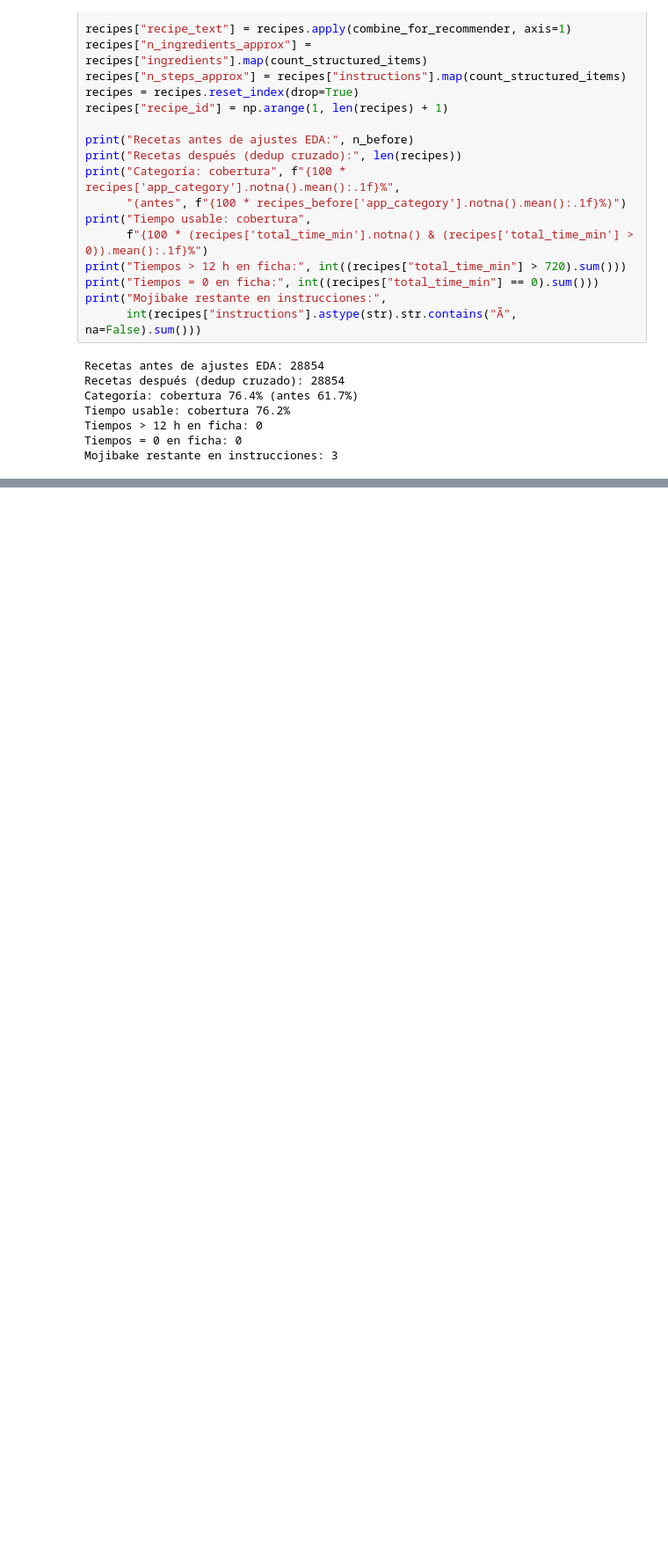
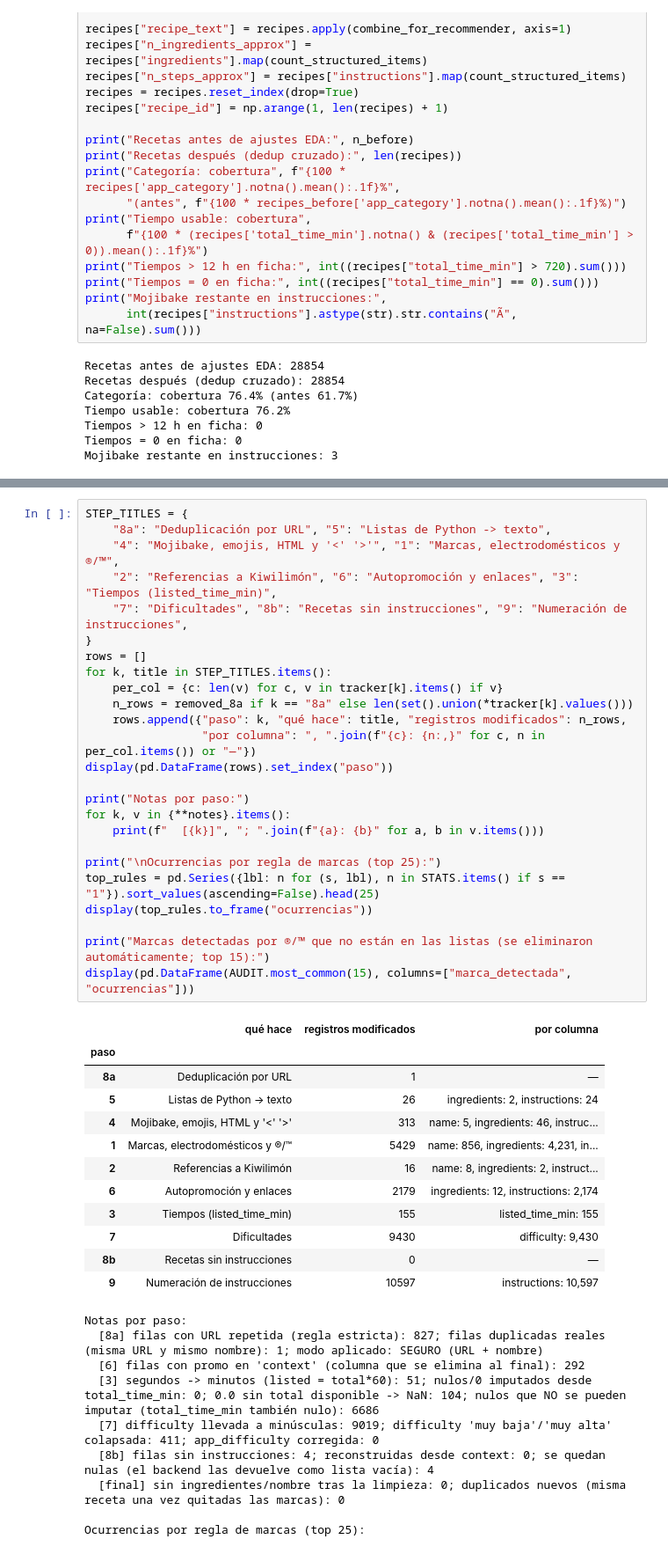
Before and after one commit to lezti02/chefWise, a Jupyter notebook: notebooks/01_limpieza_y_unificacion_recetas.ipynb, the cells around one changed output, grey strips where cells are left out. Shown at 88% size. Cells and saved outputs as stored; diff of their text form; blank space fills up the shorter version.

Commit message:
Limpieza, EDA e Ingenieria Inicial

```diff
--- a/notebooks/01_limpieza_y_unificacion_recetas.ipynb
+++ b/notebooks/01_limpieza_y_unificacion_recetas.ipynb
@@ -1583,0 +2181,47 @@ Figura: 09_tiempo_usable.png
+# %%
+STEP_TITLES = {
+    "8a": "Deduplicación por URL", "5": "Listas de Python -> texto",
+    "4": "Mojibake, emojis, HTML y '<' '>'", "1": "Marcas, electrodomésticos y ®/™",
+    "2": "Referencias a Kiwilimón", "6": "Autopromoción y enlaces", "3": "Tiempos (listed_time_min)",
+    "7": "Dificultades", "8b": "Recetas sin instrucciones", "9": "Numeración de instrucciones",
+}
+rows = []
+for k, title in STEP_TITLES.items():
+    per_col = {c: len(v) for c, v in tracker[k].items() if v}
+    n_rows = removed_8a if k == "8a" else len(set().union(*tracker[k].values()))
+    rows.append({"paso": k, "qué hace": title, "registros modificados": n_rows,
+                 "por columna": ", ".join(f"{c}: {n:,}" for c, n in per_col.items()) or "—"})
+display(pd.DataFrame(rows).set_index("paso"))
+
+print("Notas por paso:")
+for k, v in {**notes}.items():
+    print(f"  [{k}]", "; ".join(f"{a}: {b}" for a, b in v.items()))
+
+print("\nOcurrencias por regla de marcas (top 25):")
+top_rules = pd.Series({lbl: n for (s, lbl), n in STATS.items() if s == "1"}).sort_values(ascending=False).head(25)
+display(top_rules.to_frame("ocurrencias"))
+
+print("Marcas detectadas por ®/™ que no están en las listas (se eliminaron automáticamente; top 15):")
+display(pd.DataFrame(AUDIT.most_common(15), columns=["marca_detectada", "ocurrencias"]))
+# %% [output]
+|  | qué hace | registros modificados | por columna |
+| paso |  |  |  |
+| 8a | Deduplicación por URL | 1 | — |
+| 5 | Listas de Python -> texto | 26 | ingredients: 2, instructions: 24 |
+| 4 | Mojibake, emojis, HTML y '<' '>' | 313 | name: 5, ingredients: 46, instruc... |
+| 1 | Marcas, electrodomésticos y ®/™ | 5429 | name: 856, ingredients: 4,231, in... |
+| 2 | Referencias a Kiwilimón | 16 | name: 8, ingredients: 2, instruct... |
+| 6 | Autopromoción y enlaces | 2179 | ingredients: 12, instructions: 2,174 |
+| 3 | Tiempos (listed_time_min) | 155 | listed_time_min: 155 |
+| 7 | Dificultades | 9430 | difficulty: 9,430 |
+| 8b | Recetas sin instrucciones | 0 | — |
+| 9 | Numeración de instrucciones | 10597 | instructions: 10,597 |
+Notas por paso:
+  [8a] filas con URL repetida (regla estricta): 827; filas duplicadas reales (misma URL y mismo nombre): 1; modo aplicado: SEGURO (URL + nombre)
+  [6] filas con promo en 'context' (columna que se elimina al final): 292
+  [3] segundos -> minutos (listed = total*60): 51; nulos/0 imputados desde total_time_min: 0; 0.0 sin total disponible -> NaN: 104; nulos que NO se pueden imputar (total_time_min también nulo): 6686
+  [7] difficulty llevada a minúsculas: 9019; difficulty 'muy baja'/'muy alta' colapsada: 411; app_difficulty corregida: 0
+  [8b] filas sin instrucciones: 4; reconstruidas desde context: 0; se quedan nulas (el backend las devuelve como lista vacía): 4
+  [final] sin ingredientes/nombre tras la limpieza: 0; duplicados nuevos (misma receta una vez quitadas las marcas): 0
+
+Ocurrencias por regla de marcas (top 25):
```
Also changed, not shown: parts of 42 cells of this notebook, 1 other file.
